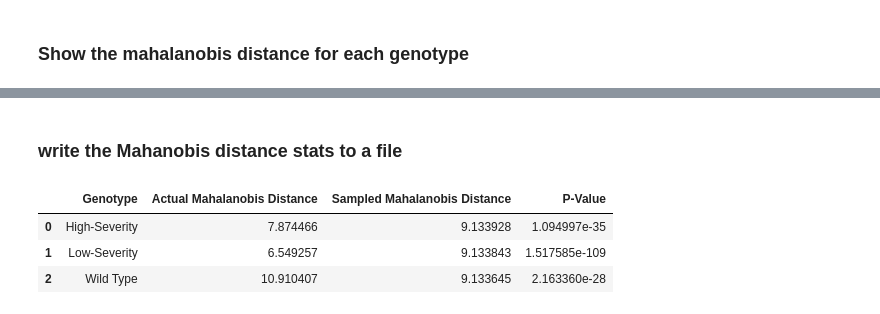
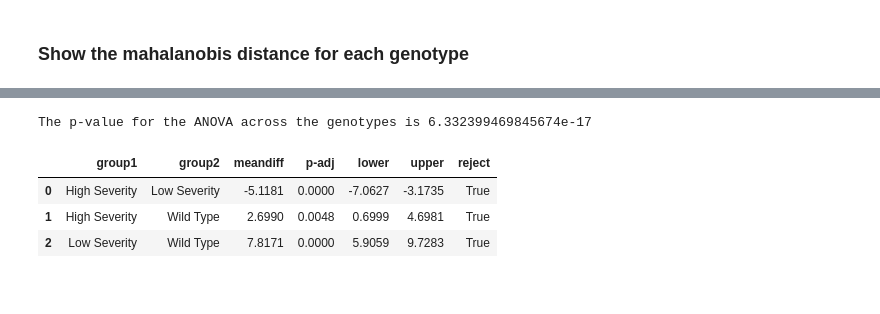
Before and after one commit to MikeLippincott/Nichols_Lab_Collaboration, a Jupyter notebook: 6.analyze_features/notebooks/8c.custom_aggregated_PCA_calculate_mahalanobis_distance.ipynb, the cells around one changed output, grey strips where cells are left out. Saved outputs shown, nothing was run; the diff lists cells and outputs as text; code cells hidden in the pictures.

```diff
--- a/6.analyze_features/notebooks/8c.custom_aggregated_PCA_calculate_mahalanobis_distance.ipynb
+++ b/6.analyze_features/notebooks/8c.custom_aggregated_PCA_calculate_mahalanobis_distance.ipynb
@@ -290,38 +291,0 @@ The p-value for the difference between the Mahalanobis distance of the sampled p
-# %% [markdown]
-### write the Mahanobis distance stats to a file
-# %%
-# set the output dir
-mahalanobis_output_dir = pathlib.Path(
-    "../results/custom_aggregation_results/"
-).resolve()
-# make the dir if it does not exist
-mahalanobis_output_dir.mkdir(parents=True, exist_ok=True)
-
-# define the output file path
-mahalanobis_output_file_path = pathlib.Path(
-    mahalanobis_output_dir / "custom_aggregation_mahalanobis_distance_results.csv"
-).resolve()
-
-# compile the results into a df
-mahalanobis_results_df = pd.DataFrame(
-    {
-        "Genotype": ["High-Severity", "Low-Severity", "Wild Type"],
-        "Actual Mahalanobis Distance": [
-            mean_high_severity_mahalanobis_distance,
-            mean_low_severity_mahalanobis_distance,
-            mean_wt_mahalanobis_distance,
-        ],
-        "Sampled Mahalanobis Distance": [
-            np.mean(mean_high_severity_sampled_mahalanobis_distances_from_trials),
-            np.mean(mean_low_severity_sampled_mahalanobis_distances_from_trials),
-            np.mean(mean_wt_sampled_mahalanobis_distances_from_trials),
-        ],
-        "P-Value": [high_severity_p_value, low_severity_p_value, wt_p_value],
-    }
-)
-mahalanobis_results_df
-# %% [output]
-|  | Genotype | Actual Mahalanobis Distance | Sampled Mahalanobis Distance | P-Value |
-| 0 | High-Severity | 7.874466 | 9.133928 | 1.094997e-35 |
-| 1 | Low-Severity | 6.549257 | 9.133843 | 1.517585e-109 |
-| 2 | Wild Type | 10.910407 | 9.133645 | 2.163360e-28 |
@@ -330,0 +292,41 @@ mahalanobis_results_df.to_csv(mahalanobis_output_file_path, index=False)
+# %%
+# anova test the mahalanobis distance between the genotypes
+anova_result_across_genotypes = anova(
+    high_severity_mahalanobis_distances,
+    low_severity_mahalanobis_distances,
+    wt_mahalanobis_distances,
+)
+
+print(
+    f"The p-value for the ANOVA across the genotypes is {anova_result_across_genotypes.pvalue}"
+)
+
+# tukeys HSD test for the mahalanobis distance between the genotypes
+tukeys_result_across_genotypes = pairwise_tukeyhsd(
+    np.concatenate(
+        [
+            high_severity_mahalanobis_distances,
+            low_severity_mahalanobis_distances,
+            wt_mahalanobis_distances,
+        ]
+    ),
+    np.concatenate(
+        [
+            ["High Severity"] * len(high_severity_mahalanobis_distances),
+            ["Low Severity"] * len(low_severity_mahalanobis_distances),
+            ["Wild Type"] * len(wt_mahalanobis_distances),
+        ]
+    ),
+)
+# get the tukeys HSD results as a dataframe
+tukeys_result_across_genotypes_df = pd.DataFrame(
+    data=tukeys_result_across_genotypes._results_table.data[1:],
+    columns=tukeys_result_across_genotypes._results_table.data[0],
+)
+tukeys_result_across_genotypes_df
+# %% [output]
+The p-value for the ANOVA across the genotypes is 6.332399469845674e-17
+|  | group1 | group2 | meandiff | p-adj | lower | upper | reject |
+| 0 | High Severity | Low Severity | -5.1181 | 0.0000 | -7.0627 | -3.1735 | True |
+| 1 | High Severity | Wild Type | 2.6990 | 0.0048 | 0.6999 | 4.6981 | True |
+| 2 | Low Severity | Wild Type | 7.8171 | 0.0000 | 5.9059 | 9.7283 | True |
```
Also changed, not shown: parts of 15 cells of this notebook, 36 other files.
